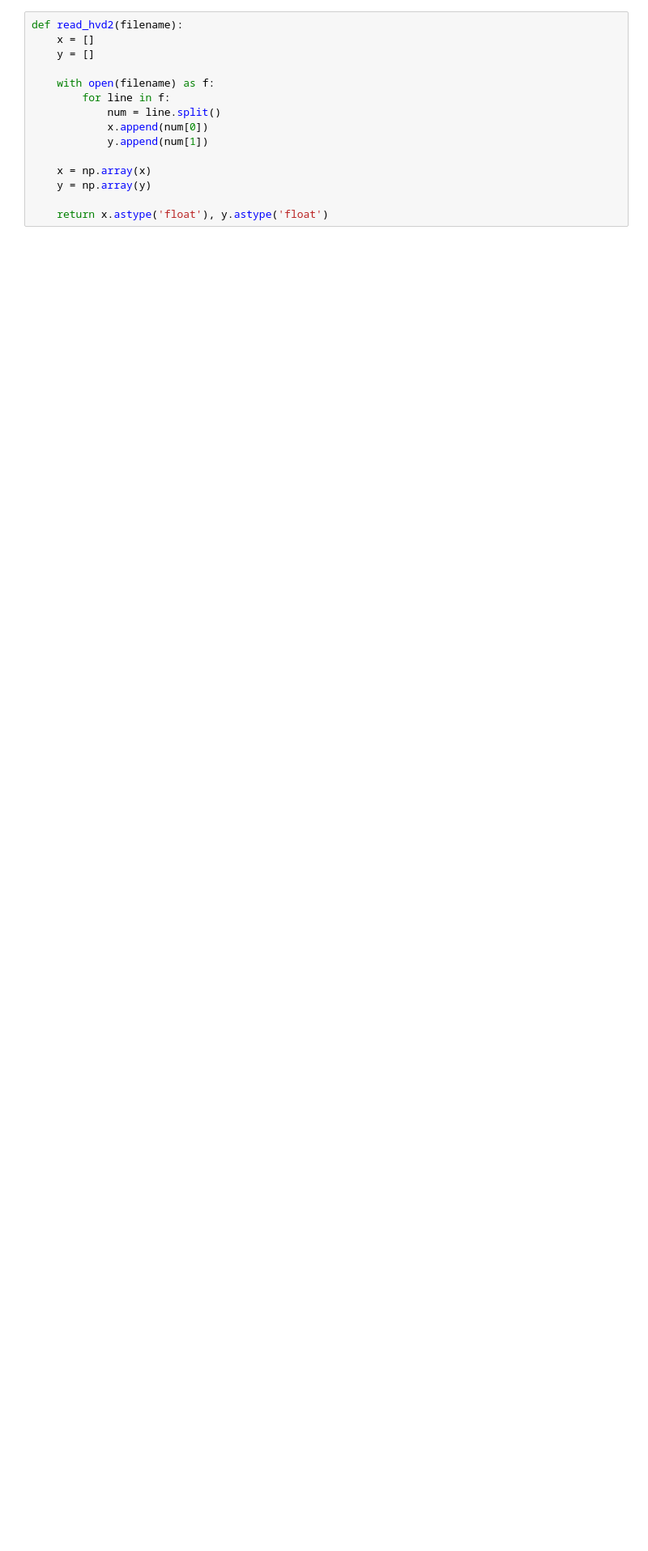
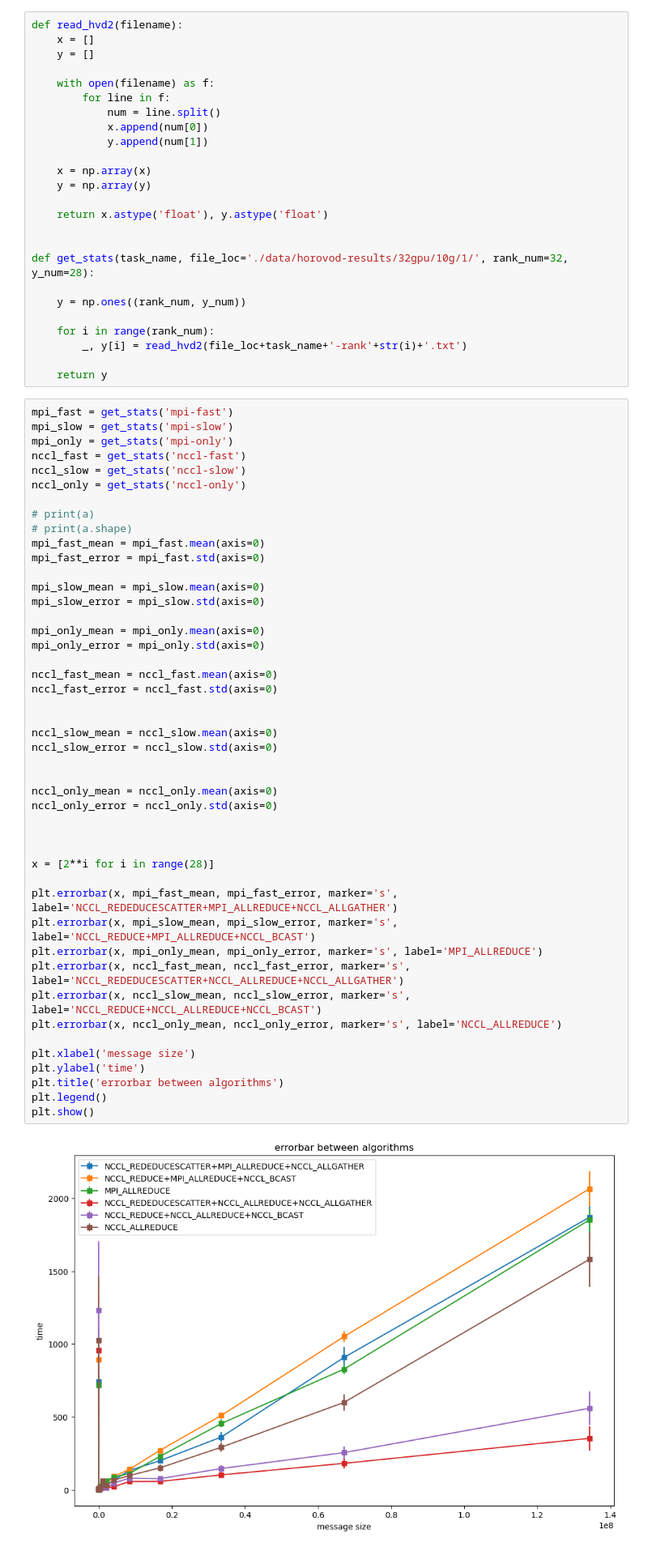
Before and after one commit to dexhunter/allreduce-experiments, a Jupyter notebook: vis_horovod.ipynb, the cells around one changed output. Shown at 81% size. Saved outputs shown, nothing was run; the diff lists cells and outputs as text; blank space fills up the shorter version.

Commit message:
update errorplot

```diff
--- a/vis_horovod.ipynb
+++ b/vis_horovod.ipynb
@@ -47,3 +50,61 @@ def read_hvd2(filename):
     y = np.array(y)
 
     return x.astype('float'), y.astype('float')
+
+
+def get_stats(task_name, file_loc='./data/horovod-results/32gpu/10g/1/', rank_num=32, y_num=28):
+
+    y = np.ones((rank_num, y_num))
+
+    for i in range(rank_num):
+        _, y[i] = read_hvd2(file_loc+task_name+'-rank'+str(i)+'.txt')
+
+    return y
+# %%
+mpi_fast = get_stats('mpi-fast')
+mpi_slow = get_stats('mpi-slow')
+mpi_only = get_stats('mpi-only')
+nccl_fast = get_stats('nccl-fast')
+nccl_slow = get_stats('nccl-slow')
+nccl_only = get_stats('nccl-only')
+
+# print(a)
+# print(a.shape)
+mpi_fast_mean = mpi_fast.mean(axis=0)
+mpi_fast_error = mpi_fast.std(axis=0)
+
+mpi_slow_mean = mpi_slow.mean(axis=0)
+mpi_slow_error = mpi_slow.std(axis=0)
+
+mpi_only_mean = mpi_only.mean(axis=0)
+mpi_only_error = mpi_only.std(axis=0)
+
+nccl_fast_mean = nccl_fast.mean(axis=0)
+nccl_fast_error = nccl_fast.std(axis=0)
+
+
+nccl_slow_mean = nccl_slow.mean(axis=0)
+nccl_slow_error = nccl_slow.std(axis=0)
+
+
+nccl_only_mean = nccl_only.mean(axis=0)
+nccl_only_error = nccl_only.std(axis=0)
+
+
+
+x = [2**i for i in range(28)]
+
+plt.errorbar(x, mpi_fast_mean, mpi_fast_error, marker='s', label='NCCL_REDEDUCESCATTER+MPI_ALLREDUCE+NCCL_ALLGATHER')
+plt.errorbar(x, mpi_slow_mean, mpi_slow_error, marker='s', label='NCCL_REDUCE+MPI_ALLREDUCE+NCCL_BCAST')
+plt.errorbar(x, mpi_only_mean, mpi_only_error, marker='s', label='MPI_ALLREDUCE')
+plt.errorbar(x, nccl_fast_mean, nccl_fast_error, marker='s', label='NCCL_REDEDUCESCATTER+NCCL_ALLREDUCE+NCCL_ALLGATHER')
+plt.errorbar(x, nccl_slow_mean, nccl_slow_error, marker='s', label='NCCL_REDUCE+NCCL_ALLREDUCE+NCCL_BCAST')
+plt.errorbar(x, nccl_only_mean, nccl_only_error, marker='s', label='NCCL_ALLREDUCE')
+
+plt.xlabel('message size')
+plt.ylabel('time')
+plt.title('errorbar between algorithms')
+plt.legend()
+plt.show()
+# %% [output]
+[figure, added]
```
Also changed, not shown: parts of 11 cells of this notebook.
